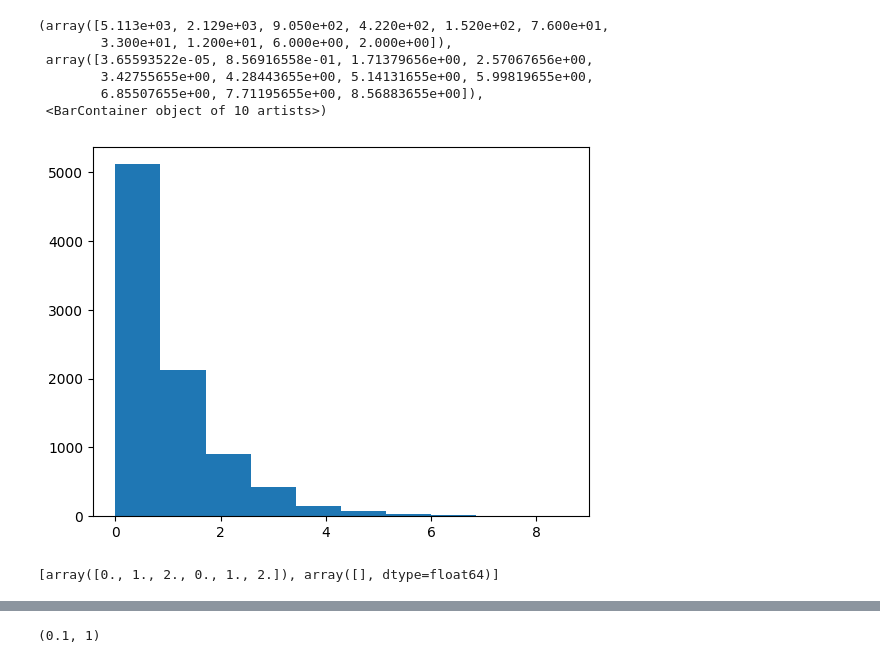
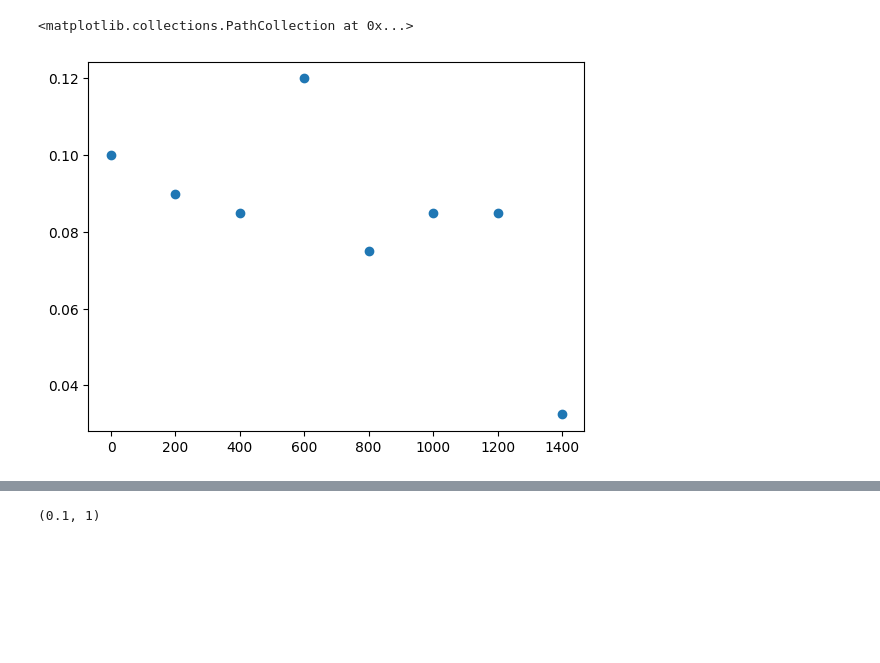
Before and after one commit to tsgaurav/Ising_RSRG, a Jupyter notebook: ipynb_notebooks/Analysis.ipynb, the cells around one changed output, grey strips where cells are left out. Cells and saved outputs as stored; diff of their text form; code cells hidden in the pictures; blank space fills up the shorter version.

```diff
--- a/ipynb_notebooks/Analysis.ipynb
+++ b/ipynb_notebooks/Analysis.ipynb
@@ -98,9 +98,9 @@ def gen_check_list(size, steps, divs):
     C = np.log(size/(size-steps))/(divs-1)
     return np.floor(size*np.exp(-i_vals * C)).astype(int)
 # %%
-L = 30
+L = 40
 steps = int(0.99*L*L)
-a, b = 0.3, 0.305
+a, b = 0.2, 0.205
 measure_step = 30
 
 ind_dict, adj_ind = triangle_lattice_dictionary(L)
@@ -111,7 +111,7 @@ measure_list = np.floor(steps*(1/(1.1**np.arange(1,60))))
 measure_list = measure_list.astype(int)
 check_list = np.floor(L*L*(1- 1/(3**np.arange(4))))  #Indices at which the distribution of couplings is measured
 
-runs = 10
+runs = 1
 
 
 check_list = gen_check_list(L*L, steps, 10)
@@ -120,8 +120,8 @@ measure_list = gen_check_list(L*L, steps, 50)
 J_dist_list = [np.array([]) for i in range(10)]
 h_dist_list = [np.array([]) for i in range(10)]
 # %%
-a_vals = np.array([0.3])
-b_vals = np.array([0.305])
+a_vals = np.array([0.05])
+b_vals = np.array([0.05])
 
 J_max, h_max = 1.0, 0.5
 
@@ -194,22 +194,16 @@ for run in range(runs):
 
                 check_list_acc+=1
             test.decimate()
-# %%
-plt.hist(h_dist_list[1])
-# %% [output]
-(array([5.113e+03, 2.129e+03, 9.050e+02, 4.220e+02, 1.520e+02, 7.600e+01,
-        3.300e+01, 1.200e+01, 6.000e+00, 2.000e+00]),
- array([3.65593522e-05, 8.56916558e-01, 1.71379656e+00, 2.57067656e+00,
-        3.42755655e+00, 4.28443655e+00, 5.14131655e+00, 5.99819655e+00,
-        6.85507655e+00, 7.71195655e+00, 8.56883655e+00]),
- <BarContainer object of 10 artists>)
-[figure, removed]
-# %%
-a = [np.array([]),np.array([])]
-b = np.arange(3)
-
-a[0] = np.concatenate((a[0], b))
-a[0] = np.concatenate((a[0], b))
-a
-# %% [output]
-[array([0., 1., 2., 0., 1., 2.]), array([], dtype=float64)]
+# %%
+averaged_dec_ratio = []
+average_step = 200
+coupling_dec_list = np.array(test.coupling_dec_list)
+
+
+for i in range(0, len(test.Gamma_array), average_step):
+    averaged_dec_ratio.append(coupling_dec_list[i:i+average_step].mean())
+
+plt.scatter(range(0, len(test.Gamma_array), average_step), averaged_dec_ratio)
+# %% [output]
+<matplotlib.collections.PathCollection at 0x...>
+[figure, added]
```
Also changed, not shown: parts of 2 cells of this notebook, 6 other files.
